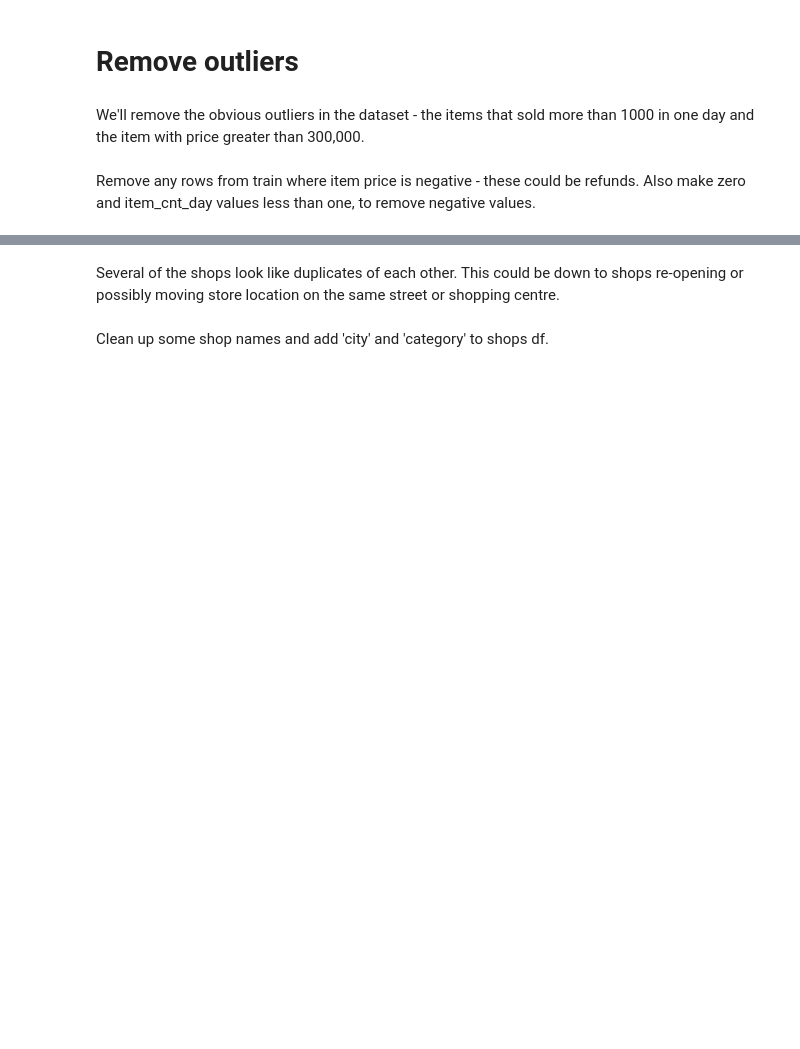
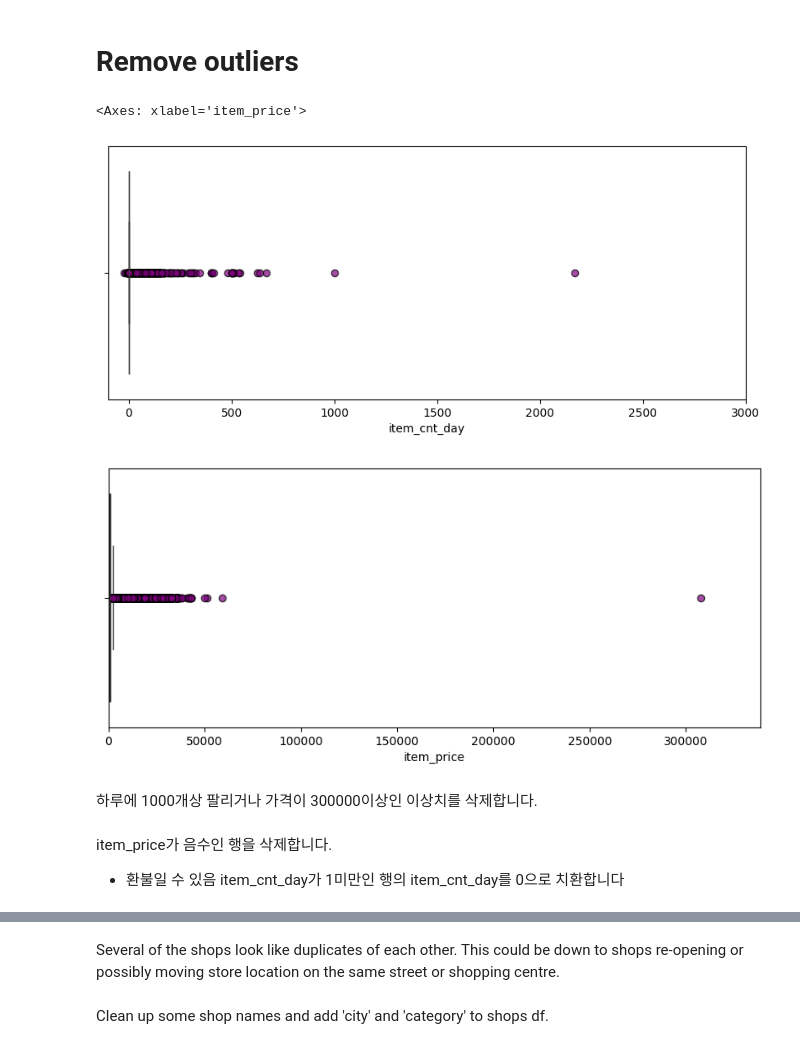
Before and after one commit to brekJ/connet_ml_2Team, a Jupyter notebook: 088263Notebook/jay_annotation.ipynb, the cells around one changed output, grey strips where cells are left out. Cells and saved outputs as stored; diff of their text form; code cells hidden in the pictures; blank space fills up the shorter version.

Commit message:
Update: jay_annotation.ipynb
data EDA 추가

```diff
--- a/088263Notebook/jay_annotation.ipynb
+++ b/088263Notebook/jay_annotation.ipynb
@@ -7,19 +9,14 @@ import numpy as np
 import pandas as pd
 import matplotlib.pyplot as plt
 import seaborn as sns
-sns.set(style="darkgrid")
-
-
-import os
-for dirname, _, filenames in os.walk('/kaggle/input'):
-    for filename in filenames:
-        print(os.path.join(dirname, filename))
 # %% [markdown]
 # Load Data
 # %%
 # load data
-items=pd.read_csv("/kaggle/input/competitive-data-science-predict-future-sales/items.csv")
-shops=pd.read_csv("/kaggle/input/competitive-data-science-predict-future-sales/shops.csv")
-cats=pd.read_csv("/kaggle/input/competitive-data-science-predict-future-sales/item_categories.csv")
-train=pd.read_csv("/kaggle/input/competitive-data-science-predict-future-sales/sales_train.csv")
-test=pd.read_csv("/kaggle/input/competitive-data-science-predict-future-sales/test.csv")
+data_folder = "../data/"
+items=pd.read_csv(data_folder + "items.csv")
+shops=pd.read_csv(data_folder + "shops.csv")
+cats=pd.read_csv(data_folder + "item_categories.csv")
+train=pd.read_csv(data_folder + "sales_train.csv")
+test=pd.read_csv(data_folder + "test.csv")
+submission = pd.read_csv(data_folder + "sample_submission.csv")
@@ -32,19 +196,26 @@ We'll remove outliers, clean up some of the raw data and add some new variables
 # %%
 plt.figure(figsize=(10,4))
 plt.xlim(-100, 3000)
 flierprops = dict(marker='o', markerfacecolor='purple', markersize=6,
-                  linestyle='none', markeredgecolor='black')
+                  linestyle='none', markeredgecolor='black', alpha=0.7)
 sns.boxplot(x=train.item_cnt_day, flierprops=flierprops)
 
 plt.figure(figsize=(10,4))
 plt.xlim(train.item_price.min(), train.item_price.max()*1.1)
 sns.boxplot(x=train.item_price, flierprops=flierprops)
+# %% [output]
+<Axes: xlabel='item_price'>
+[figure, added]
+[figure, added]
-# %% [markdown]
-We'll remove the obvious outliers in the dataset - the items that sold more than 1000 in one day and the item with price greater than 300,000.
+# %% [markdown]
+하루에 1000개상 팔리거나
+가격이 300000이상인 이상치를 삭제합니다.
 # %%
 train = train[(train.item_price < 300000 )& (train.item_cnt_day < 1000)]
-# %% [markdown]
-Remove any rows from train where item price is negative - these could be refunds. Also make zero and item_cnt_day values less than one, to remove negative values.
+# %% [markdown]
+item_price가 음수인 행을 삭제합니다.
+- 환불일 수 있음
+item_cnt_day가 1미만인 행의 item_cnt_day를 0으로 치환합니다
 # %%
 train = train[train.item_price > 0].reset_index(drop = True)
 train.loc[train.item_cnt_day < 1, "item_cnt_day"] = 0
```
Also changed, not shown: parts of 27 cells of this notebook.
